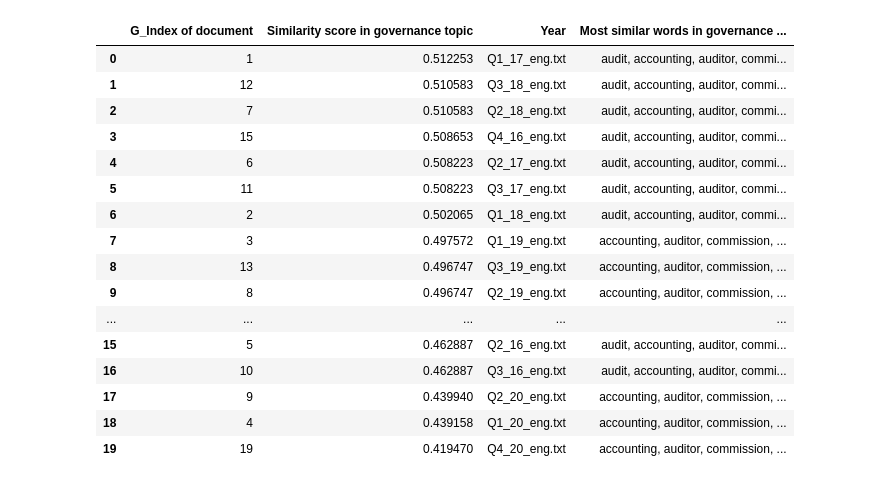
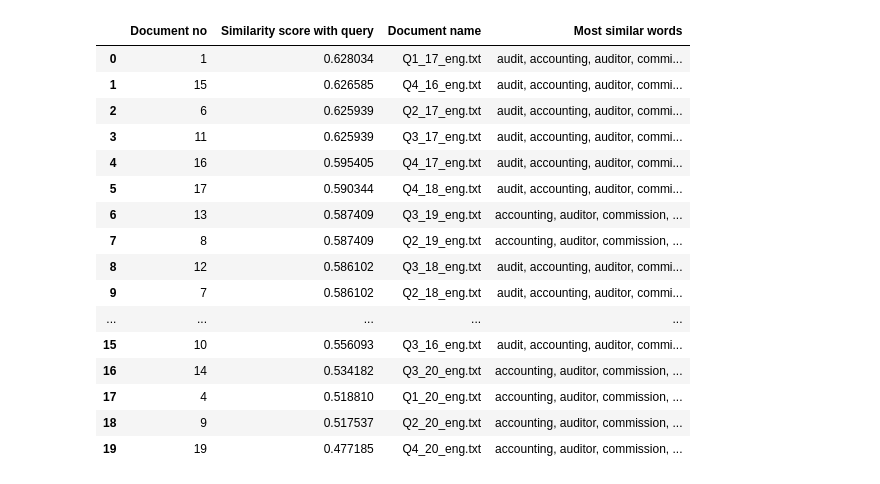
Before and after one commit to makesk/Algorithmic-evaluation-of-the-ESG-contribution-in-company-reports-a-semantic-similarity-score-based, a Jupyter notebook: Swedresults.ipynb, the cells around one changed output. Saved outputs shown, nothing was run; the diff lists cells and outputs as text; code cells hidden in the pictures.

```diff
--- a/Swedresults.ipynb
+++ b/Swedresults.ipynb
@@ -1,28 +1,24 @@
 # %%
 import pandas as pd
-e_LHV = pd.read_pickle('Environmentresults/Swedbank.pkl')
-s_LHV = pd.read_pickle('Socialresults/Swedbank.pkl')
-g_LHV = pd.read_pickle('Governanceresults/Swedbank.pkl')
+e_swed = pd.read_pickle('Environmentresults/Swedbank.pkl')
+s_swed = pd.read_pickle('Socialresults/Swedbank.pkl')
+g_swed = pd.read_pickle('Governanceresults/Swedbank.pkl')
+g_swed
+# %% [output]
+|  | Document no | Similarity score with query | Document name | Most similar words |
+| 0 | 1 | 0.628034 | Q1_17_eng.txt | audit, accounting, auditor, commi... |
+| 1 | 15 | 0.626585 | Q4_16_eng.txt | audit, accounting, auditor, commi... |
+| 2 | 6 | 0.625939 | Q2_17_eng.txt | audit, accounting, auditor, commi... |
+| 3 | 11 | 0.625939 | Q3_17_eng.txt | audit, accounting, auditor, commi... |
+| 4 | 16 | 0.595405 | Q4_17_eng.txt | audit, accounting, auditor, commi... |
+| 5 | 17 | 0.590344 | Q4_18_eng.txt | audit, accounting, auditor, commi... |
+| 6 | 13 | 0.587409 | Q3_19_eng.txt | accounting, auditor, commission, ... |
+| 7 | 8 | 0.587409 | Q2_19_eng.txt | accounting, auditor, commission, ... |
+| 8 | 12 | 0.586102 | Q3_18_eng.txt | audit, accounting, auditor, commi... |
+| 9 | 7 | 0.586102 | Q2_18_eng.txt | audit, accounting, auditor, commi... |
+| ... | ... | ... | ... | ... |
+| 15 | 10 | 0.556093 | Q3_16_eng.txt | audit, accounting, auditor, commi... |
+| 16 | 14 | 0.534182 | Q3_20_eng.txt | accounting, auditor, commission, ... |
+| 17 | 4 | 0.518810 | Q1_20_eng.txt | accounting, auditor, commission, ... |
+| 18 | 9 | 0.517537 | Q2_20_eng.txt | accounting, auditor, commission, ... |
+| 19 | 19 | 0.477185 | Q4_20_eng.txt | accounting, auditor, commission, ... |
-# %%
-e_LHV = e_LHV.rename(columns={"Similarity score": "E_Similarity score","Index of document": "E_Index of document","Most similar words": "E_Most similar words","Document name":"Year"})
-s_LHV = s_LHV.rename(columns={"Similarity score": "S_Similarity score","Index of document": "S_Index of document","Most similar words": "S_Most similar words","Document name":"Year"})
-g_LHV = g_LHV.rename(columns={"Similarity score": "G_Similarity score","Index of document": "G_Index of document","Most similar words": "G_Most similar words","Document name":"Year"})
-g_LHV
-# %% [output]
-|  | G_Index of document | Similarity score in governance topic | Year | Most similar words in governance ... |
-| 0 | 1 | 0.512253 | Q1_17_eng.txt | audit, accounting, auditor, commi... |
-| 1 | 12 | 0.510583 | Q3_18_eng.txt | audit, accounting, auditor, commi... |
-| 2 | 7 | 0.510583 | Q2_18_eng.txt | audit, accounting, auditor, commi... |
-| 3 | 15 | 0.508653 | Q4_16_eng.txt | audit, accounting, auditor, commi... |
-| 4 | 6 | 0.508223 | Q2_17_eng.txt | audit, accounting, auditor, commi... |
-| 5 | 11 | 0.508223 | Q3_17_eng.txt | audit, accounting, auditor, commi... |
-| 6 | 2 | 0.502065 | Q1_18_eng.txt | audit, accounting, auditor, commi... |
-| 7 | 3 | 0.497572 | Q1_19_eng.txt | accounting, auditor, commission, ... |
-| 8 | 13 | 0.496747 | Q3_19_eng.txt | accounting, auditor, commission, ... |
-| 9 | 8 | 0.496747 | Q2_19_eng.txt | accounting, auditor, commission, ... |
-| ... | ... | ... | ... | ... |
-| 15 | 5 | 0.462887 | Q2_16_eng.txt | audit, accounting, auditor, commi... |
-| 16 | 10 | 0.462887 | Q3_16_eng.txt | audit, accounting, auditor, commi... |
-| 17 | 9 | 0.439940 | Q2_20_eng.txt | accounting, auditor, commission, ... |
-| 18 | 4 | 0.439158 | Q1_20_eng.txt | accounting, auditor, commission, ... |
-| 19 | 19 | 0.419470 | Q4_20_eng.txt | accounting, auditor, commission, ... |
```
Also changed, not shown: parts of 7 cells of this notebook, 30 other files.
